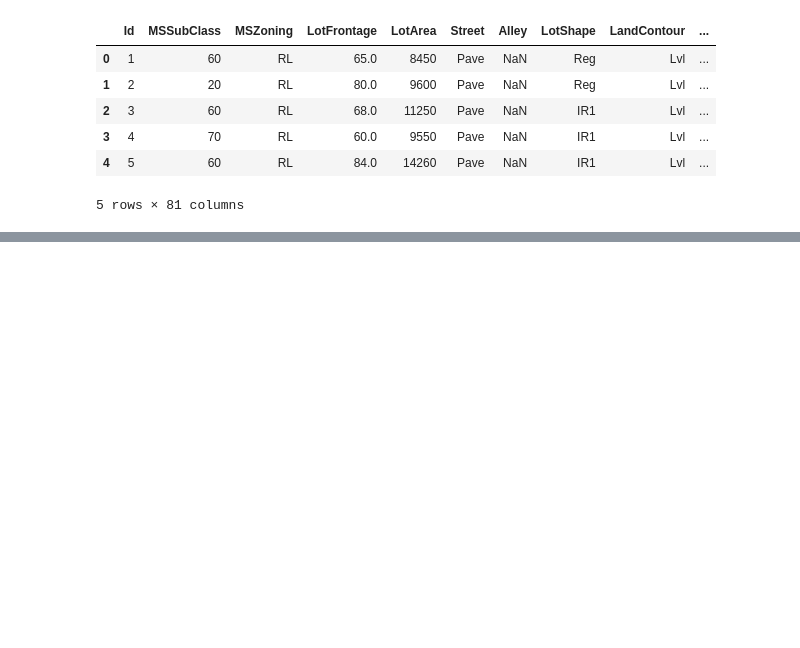
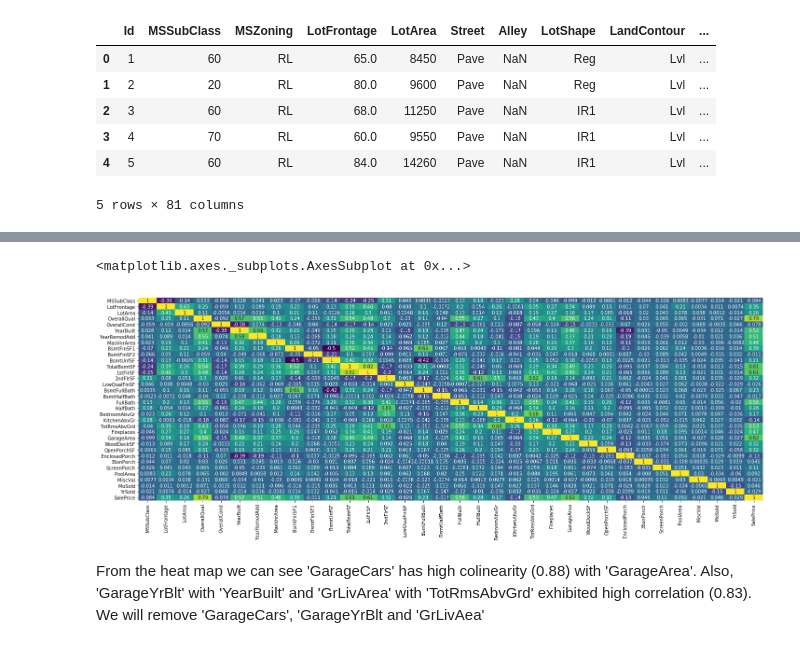
Before and after one commit to parthapbn/PythonProjects, a Jupyter notebook: ML_Kaggle/House_Price/housePrice.ipynb, the cells around one changed output, grey strips where cells are left out. Saved outputs shown, nothing was run; the diff lists cells and outputs as text; code cells hidden in the pictures; blank space fills up the shorter version.

```diff
--- a/ML_Kaggle/House_Price/housePrice.ipynb
+++ b/ML_Kaggle/House_Price/housePrice.ipynb
@@ -270,2 +30,0 @@ plt.tight_layout()
-# %%
-sns.set()
@@ -312,0 +53,2 @@ housingData.iloc[:, list(range(1,10))]
+# %%
+housingData = housingData.drop('Id', axis= 1)
@@ -312,0 +75,8 @@ housingData.iloc[:, list(range(1,10))]
+# %%
+plt.figure(figsize= (24, 8))
+sns.heatmap(housingData.corr(), cmap= 'viridis', annot= True, cbar= False)
+# %% [output]
+<matplotlib.axes._subplots.AxesSubplot at 0x...>
+[figure, added]
+# %% [markdown]
+From the heat map we can see 'GarageCars' has high colinearity (0.88) with 'GarageArea'. Also, 'GarageYrBlt' with 'YearBuilt' and 'GrLivArea' with 'TotRmsAbvGrd' exhibited high correlation (0.83). We will remove 'GarageCars', 'GarageYrBlt and 'GrLivAea'
```
Also changed, not shown: parts of 52 cells of this notebook.
